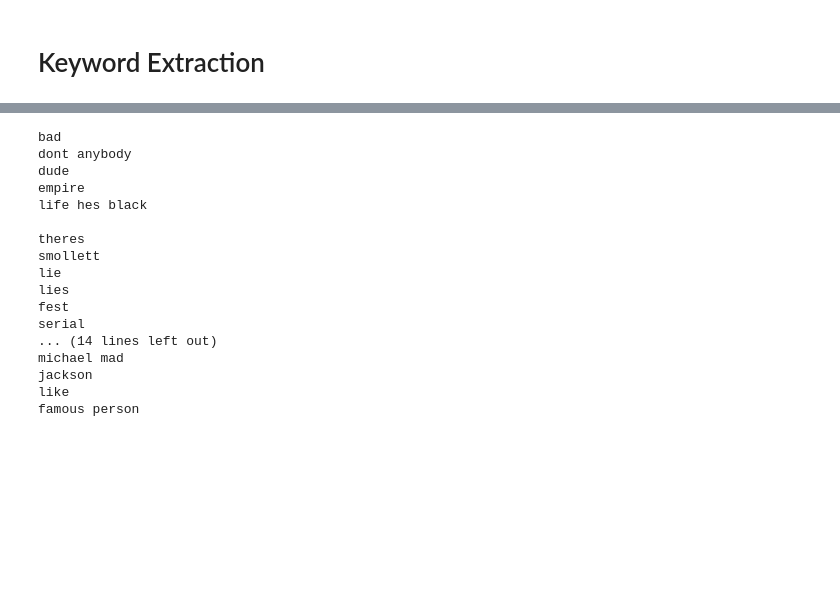
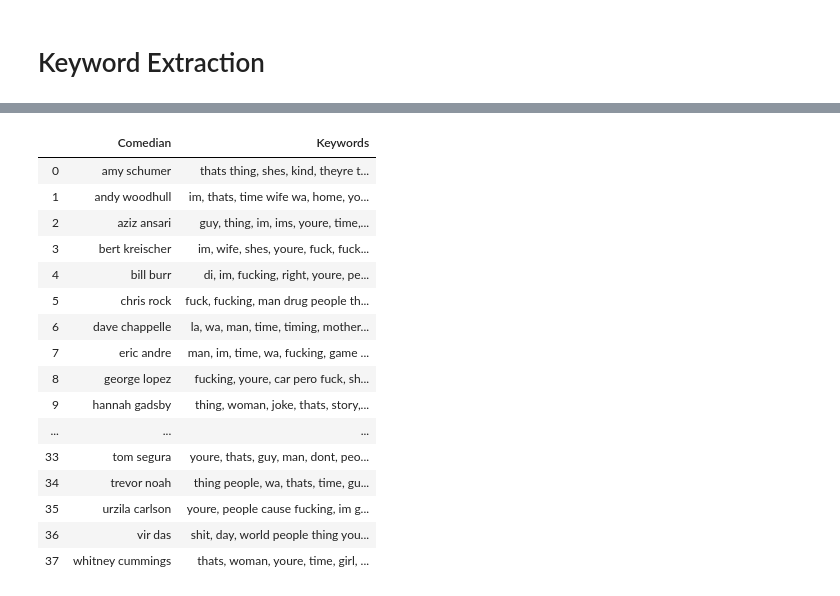
Before and after one commit to k11tqa25/nlp_based_recommender, a Jupyter notebook: transcript_index.ipynb, the cells around one changed output, grey strips where cells are left out. Saved outputs shown, nothing was run; the diff lists cells and outputs as text; code cells hidden in the pictures; blank space fills up the shorter version.

Commit message:
add comedian vectorizer in transcript_index ; '

```diff
--- a/transcript_index.ipynb
+++ b/transcript_index.ipynb
@@ -683,0 +578,10 @@ def plot_graph(doc_clean,start, stop, step):
+# %%
+# Read the corpus
+clean_corpus_index = pd.read_pickle('./pickles_index/clean_corpus_index.pkl')
+clean_corpus = pd.read_pickle('./pickles_index/clean_corpus_index.pkl')
+corpus_nouns = pd.read_pickle('./pickles_index/corpus_nouns_index.pkl')
+corpus_na = pd.read_pickle('./pickles_index/corpus_na_index.pkl')
+# %%
+comedians = clean_corpus_index.Comedian
+comedian_df = pd.DataFrame(comedians)
+comedian_df
@@ -683,0 +602,9 @@ def plot_graph(doc_clean,start, stop, step):
+# %%
+def append_comedians(df):
+    df['Comedians'] = comedians
+    return df
+
+# clean corpus already has the comedian column
+#
+corpus_nouns['Comedians'] = comedians
+corpus_na['Comedians'] = comedians
@@ -710,22 +705,34 @@ youre
-# %%
-for i in range(5):
-    print("")
-    print(keywords.keywords(corpus_na.Transcript[i]))
-# %% [output]
-bad
-dont anybody
-dude
-empire
-life hes black
-
-theres
-smollett
-lie
-lies
-fest
-serial
-... (14 lines left out)
-michael mad
-jackson
-like
-famous person
+# %%
+def merge_transcripts(df, filename):
+    """
+    :param df: transcript/comedians dataframe.
+    :param filename: the csv file to save for the comedian/keywords data
+    """
+    merged_df = df.groupby('Comedians').agg(lambda t: " ".join(t))
+    r_df = pd.DataFrame(columns=['Comedian','Keywords'])
+    for c in tqdm(merged_df.index, desc="Extracting..."):
+        text = merged_df.loc[c][0]
+        kw = keywords.keywords(text)
+        r_df = r_df.append({'Comedian': c, "Keywords":", ".join(kw.split('\n'))}, ignore_index=True)
+    r_df.to_excel(filename)
+    return r_df
+# %%
+merge_transcripts(corpus_nouns, 'keywords_noun.xlsx')
+# %% [output]
+|  | Comedian | Keywords |
+| 0 | amy schumer | thats thing, shes, kind, theyre t... |
+| 1 | andy woodhull | im, thats, time wife wa, home, yo... |
+| 2 | aziz ansari | guy, thing, im, ims, youre, time,... |
+| 3 | bert kreischer | im, wife, shes, youre, fuck, fuck... |
+| 4 | bill burr | di, im, fucking, right, youre, pe... |
+| 5 | chris rock | fuck, fucking, man drug people th... |
+| 6 | dave chappelle | la, wa, man, time, timing, mother... |
+| 7 | eric andre | man, im, time, wa, fucking, game ... |
+| 8 | george lopez | fucking, youre, car pero fuck, sh... |
+| 9 | hannah gadsby | thing, woman, joke, thats, story,... |
+| ... | ... | ... |
+| 33 | tom segura | youre, thats, guy, man, dont, peo... |
+| 34 | trevor noah | thing people, wa, thats, time, gu... |
+| 35 | urzila carlson | youre, people cause fucking, im g... |
+| 36 | vir das | shit, day, world people thing you... |
+| 37 | whitney cummings | thats, woman, youre, time, girl, ... |
```
Also changed, not shown: parts of 46 cells of this notebook, 2 other files.
